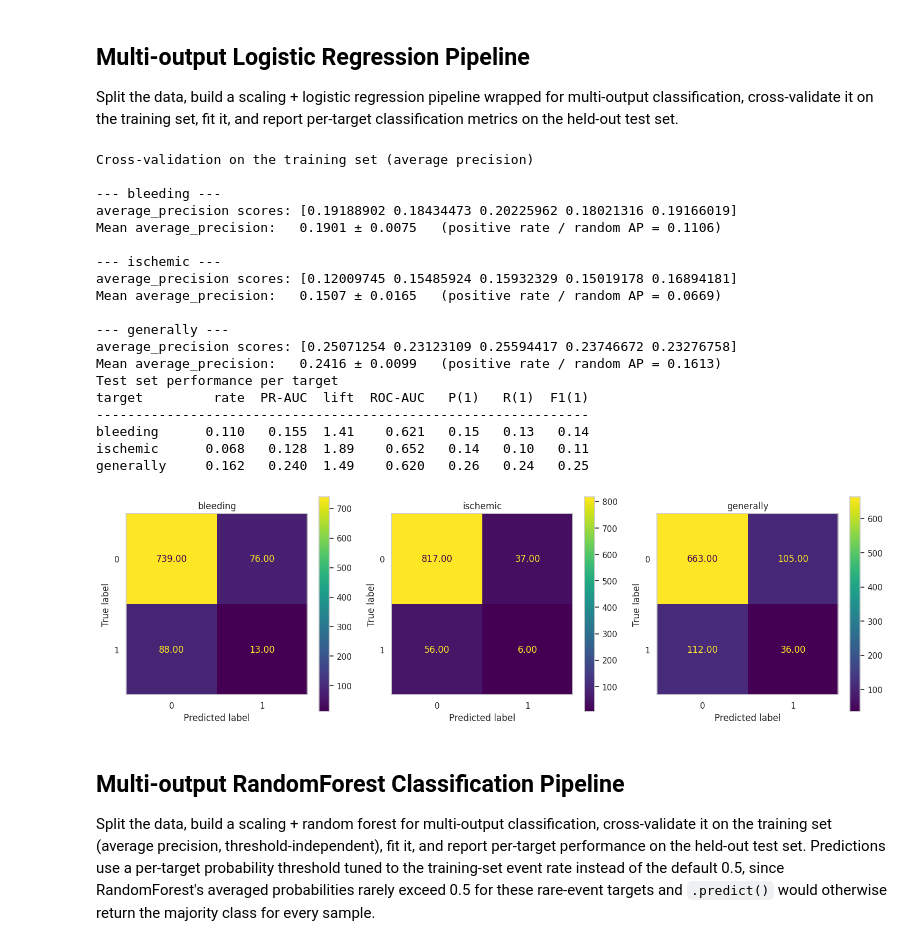
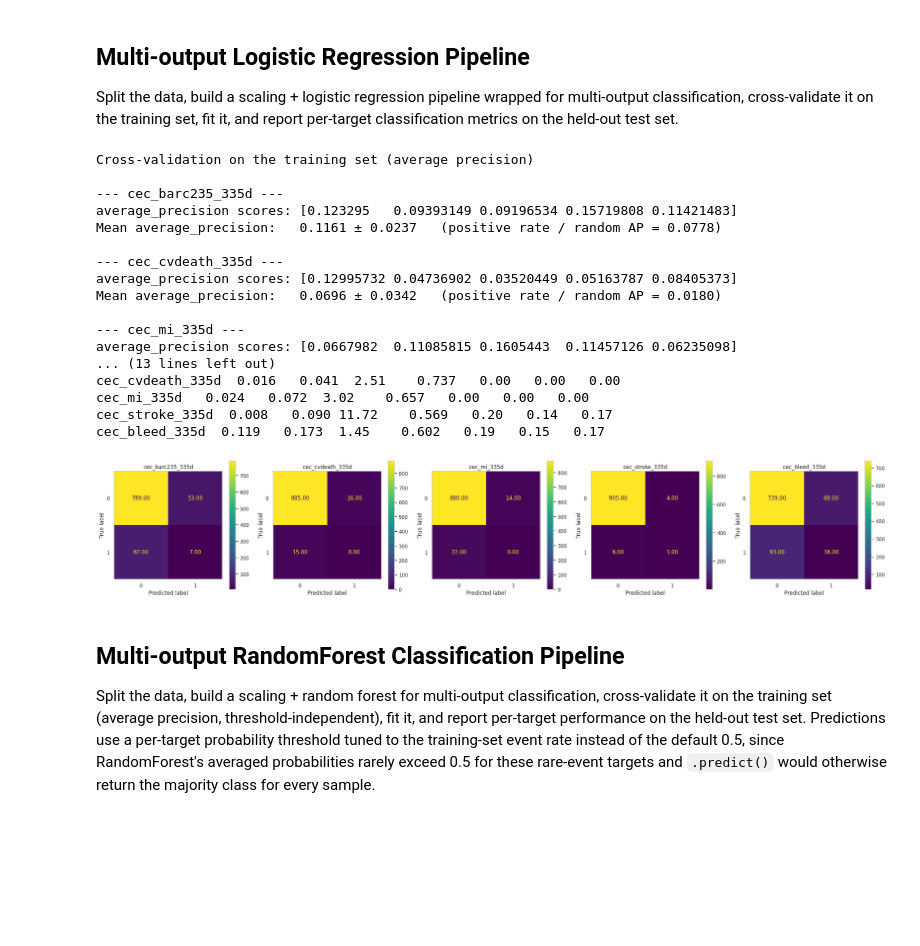
Before and after one commit to TommasoPioda/CATE-estimation-on-the-MASTER-DAPT-trial, a Jupyter notebook: simple_ml_models/bi-class/01_grouped_ML.ipynb, the cells around one changed output. Drawn from its saved outputs; the diff is of its cells as text; code cells hidden in the pictures; blank space fills up the shorter version.

```diff
--- a/simple_ml_models/bi-class/01_grouped_ML.ipynb
+++ b/simple_ml_models/bi-class/01_grouped_ML.ipynb
@@ -64,13 +64,12 @@ Dropped follow-up (leaky) features: ['fup_other', 'fup_nitrates', 'fup_insulin']
 
 As a quick sanity check, group the 9 individual endpoints into two broad binary outcomes — *any bleeding event* (the 5 BARC-based bleeding targets) vs. *any ischemic event* (CV death, MI, stroke, revascularization) — and look at how often each combination occurs. This is purely exploratory and does not feed into the models below.
 # %%
-bleeding_targets = ['cec_barc3_335d', 'cec_barc35_335d', 'cec_barc2_335d', 'cec_barc235_335d', 'cec_bleed_335d']
-ischemic_targets = [col for col in target_features.columns if col not in bleeding_targets]
+selected_target_cols = [
+    'cec_barc235_335d',
+    'cec_cvdeath_335d',
+    'cec_mi_335d',
+    'cec_stroke_335d',
+    'cec_bleed_335d',
+]
 
-y_bleeding = y_df[bleeding_targets].sum(axis=1).clip(0, 1)  # 1 if any bleeding endpoint occurred
-y_ischemic = y_df[ischemic_targets].sum(axis=1).clip(0, 1)  # 1 if any ischemic endpoint occurred
-
-y_generally = y_df.sum(axis=1).clip(0, 1)  # 1 if any endpoint occurred (bleeding or ischemic)
-
-y_grouped = pd.concat([y_bleeding, y_ischemic, y_generally], keys=['bleeding', 'ischemic', 'generally'], axis=1)
-y_grouped.value_counts()
+y_df = y_df[selected_target_cols]
@@ -97,10 +90,10 @@ from pipeline_utils import (
 # Stratify on the joint (bleeding, ischemic, generally) pattern so train and
 # test keep the same rare-event prevalence; with a plain random split the test
 # event rate can drift away from the training rate the thresholds are tuned on.
-_strata = (y_grouped.values * np.array([1, 2, 4])).sum(axis=1)
+#_strata = (y_df.values * np.array([1, 2, 4])).sum(axis=1)
 
 X_train, X_test, y_train, y_test = train_test_split(
-    X, y_grouped, test_size=0.2, random_state=42, stratify=_strata
+    X, y_df, test_size=0.2, random_state=42
 )
 # %% [markdown]
 ## Multi-output Logistic Regression Pipeline
@@ -116,53 +109,51 @@ X_test = X_test.select_dtypes(include=[np.number])    # keep numeric features on
 # 'balanced' compensates for the class imbalance of these grouped endpoints
 # (~7-17% positive rate, see 01_target_exploration).
 lr_pipe = Pipeline([
-    ('imputer', SimpleImputer(strategy='median')),
+    ('imputer', KNNImputer()),
     ('scaler', RobustScaler()),
     ('classifier', MultiOutputClassifier(
-        LogisticRegression(max_iter=1000, random_state=42, class_weight='balanced', n_jobs=-1)
+        LogisticRegression(max_iter=1000, random_state=42, class_weight={0: 1.0, 1: 100}, n_jobs=-1)
     ))
 ])
 
 print('Cross-validation on the training set (average precision)')
 evaluate_pipeline(X_train, y_train, lr_pipe)
 
 # Fit on the full training set after the CV estimate above
 lr_pipe.fit(X_train, y_train)
 
 # Use the same event-rate thresholding as the tree models so all models are
 # evaluated at a comparable operating point (a balanced LR predicts far more
 # positives than the event rate at the default 0.5 cutoff, which made its
 # confusion matrices non-comparable with the thresholded RF/GB ones).
 print('Test set performance per target')
 thresholds = event_rate_thresholds(lr_pipe, X_train, y_train)
 proba = predict_proba_matrix(lr_pipe, X_test)
 y_pred = predict_with_threshold(lr_pipe, X_test, thresholds)
 
 report_test_performance(y_test, proba, thresholds)
 plot_confusion_matrices(y_test, y_pred, normalize=False)
 
 save_pipeline(MODULE_DIR, lr_pipe, 'LR_gf_multioutput') # Logistic Regression with grouped features, multioutput
 # %% [output]
 Cross-validation on the training set (average precision)
 
---- bleeding ---
-average_precision scores: [0.19188902 0.18434473 0.20225962 0.18021316 0.19166019]
-Mean average_precision:   0.1901 ± 0.0075   (positive rate / random AP = 0.1106)
+--- cec_barc235_335d ---
+average_precision scores: [0.123295   0.09393149 0.09196534 0.15719808 0.11421483]
+Mean average_precision:   0.1161 ± 0.0237   (positive rate / random AP = 0.0778)
 
---- ischemic ---
-average_precision scores: [0.12009745 0.15485924 0.15932329 0.15019178 0.16894181]
-Mean average_precision:   0.1507 ± 0.0165   (positive rate / random AP = 0.0669)
+--- cec_cvdeath_335d ---
+average_precision scores: [0.12995732 0.04736902 0.03520449 0.05163787 0.08405373]
+Mean average_precision:   0.0696 ± 0.0342   (positive rate / random AP = 0.0180)
 
---- generally ---
-average_precision scores: [0.25071254 0.23123109 0.25594417 0.23746672 0.23276758]
-Mean average_precision:   0.2416 ± 0.0099   (positive rate / random AP = 0.1613)
-Test set performance per target
-target         rate  PR-AUC  lift  ROC-AUC   P(1)   R(1)  F1(1)
----------------------------------------------------------------
-bleeding      0.110   0.155  1.41    0.621   0.15   0.13   0.14
-ischemic      0.068   0.128  1.89    0.652   0.14   0.10   0.11
-generally     0.162   0.240  1.49    0.620   0.26   0.24   0.25
+--- cec_mi_335d ---
+average_precision scores: [0.0667982  0.11085815 0.1605443  0.11457126 0.06235098]
+... (13 lines left out)
+cec_cvdeath_335d  0.016   0.041  2.51    0.737   0.00   0.00   0.00
+cec_mi_335d   0.024   0.072  3.02    0.657   0.00   0.00   0.00
+cec_stroke_335d  0.008   0.090 11.72    0.569   0.20   0.14   0.17
+cec_bleed_335d  0.119   0.173  1.45    0.602   0.19   0.15   0.17
-[figure, old version]
+[figure, new version]
 # %% [markdown]
 ## Multi-output RandomForest Classification Pipeline
 
```
Also changed, not shown: parts of 15 cells of this notebook, 14 other files.
